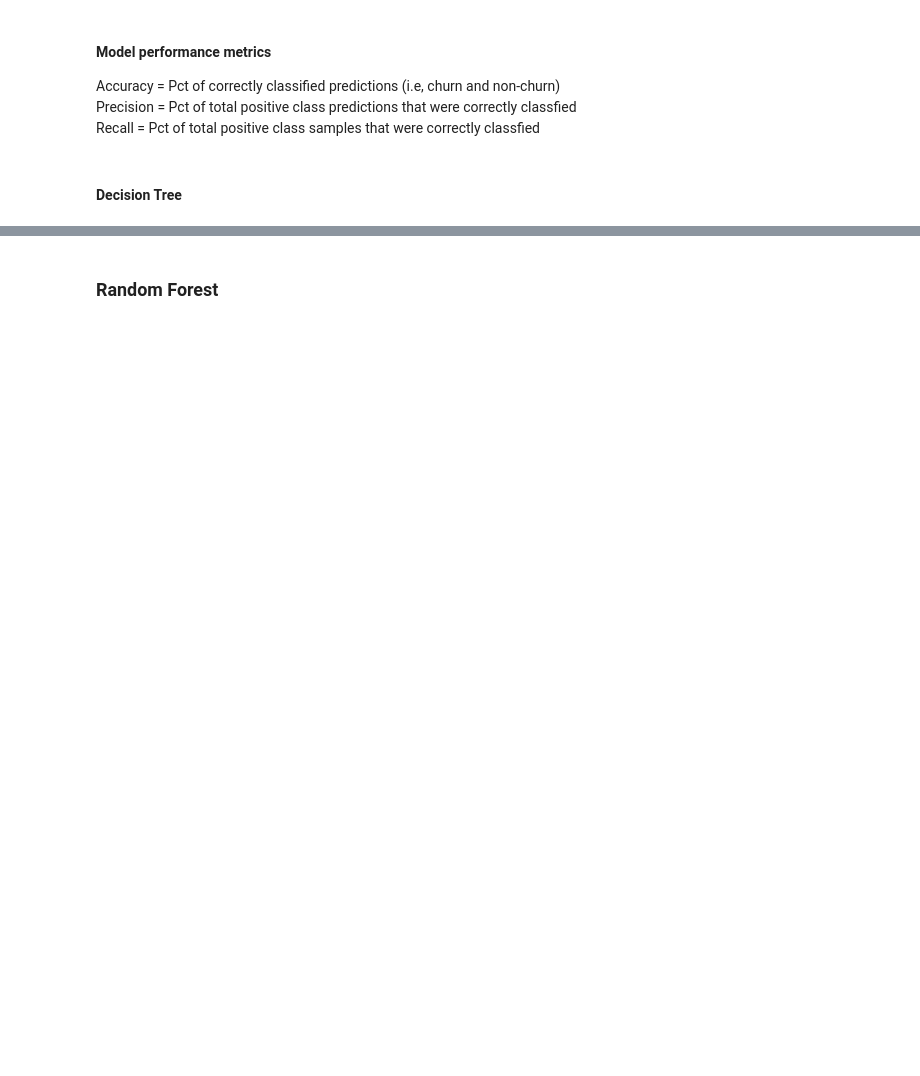
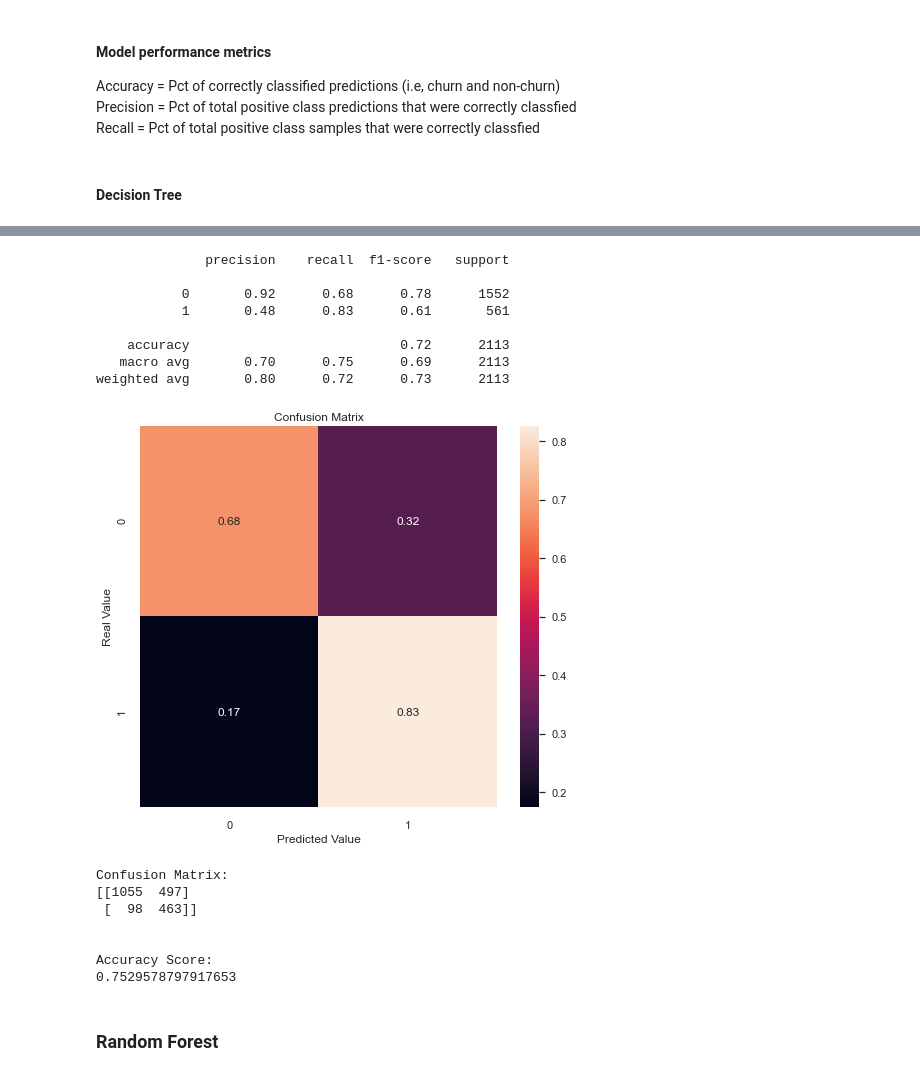
Before and after one commit to vidyasagarsadhanala/capstone2, a Jupyter notebook: code/capstone2-customer-churn-final.ipynb, the cells around one changed output, grey strips where cells are left out. Saved outputs shown, nothing was run; the diff lists cells and outputs as text; code cells hidden in the pictures; blank space fills up the shorter version.

```diff
--- a/code/capstone2-customer-churn-final.ipynb
+++ b/code/capstone2-customer-churn-final.ipynb
@@ -824,3 +785,50 @@ model is precise with training but fails to identify more than half of customers
+# %%
+#from sklearn.tree import DecisionTreeClassifier
+#from sklearn.metrics import accuracy_score
+# # Instantiate a DecisionTreeClassifier 'dt' with a maximum depth of 6
+dt = DecisionTreeClassifier(criterion ='gini', max_depth=5, random_state=1)
+
+# Fit dt to the training set
+dt.fit(X_train_rus,y_train_rus)
+
+# Predict test set labels
+X_test_dt = scaler.transform(X_test)
+y_pred_dt_test = dt.predict(X_test_dt)
+
+# classification report
+print(classification_report(y_test, y_pred_dt_test))
+
+# confusion matrix
+fig, ax = plt.subplots()
+sns.heatmap(confusion_matrix(y_test, y_pred_dt_test, normalize='true'), annot=True, ax=ax)
+ax.set_title('Confusion Matrix')
+ax.set_ylabel('Real Value')
+ax.set_xlabel('Predicted Value')
+
+plt.show()
+
+print("Confusion Matrix:")
+print(metrics.confusion_matrix(y_test, y_pred_dt_test))
+print('\n')
+print("Accuracy Score:")
+print(metrics.accuracy_score(y_test, y_pred_test))
+# %% [output]
+              precision    recall  f1-score   support
+
+           0       0.92      0.68      0.78      1552
+           1       0.48      0.83      0.61       561
+
+    accuracy                           0.72      2113
+   macro avg       0.70      0.75      0.69      2113
+weighted avg       0.80      0.72      0.73      2113
+[figure, added]
+Confusion Matrix:
+[[1055  497]
+ [  98  463]]
+
+
+Accuracy Score:
+0.7529578797917653
 # %% [markdown]
 ### Random Forest
 # %%
```
Also changed, not shown: parts of 19 cells of this notebook, 29 other files.
